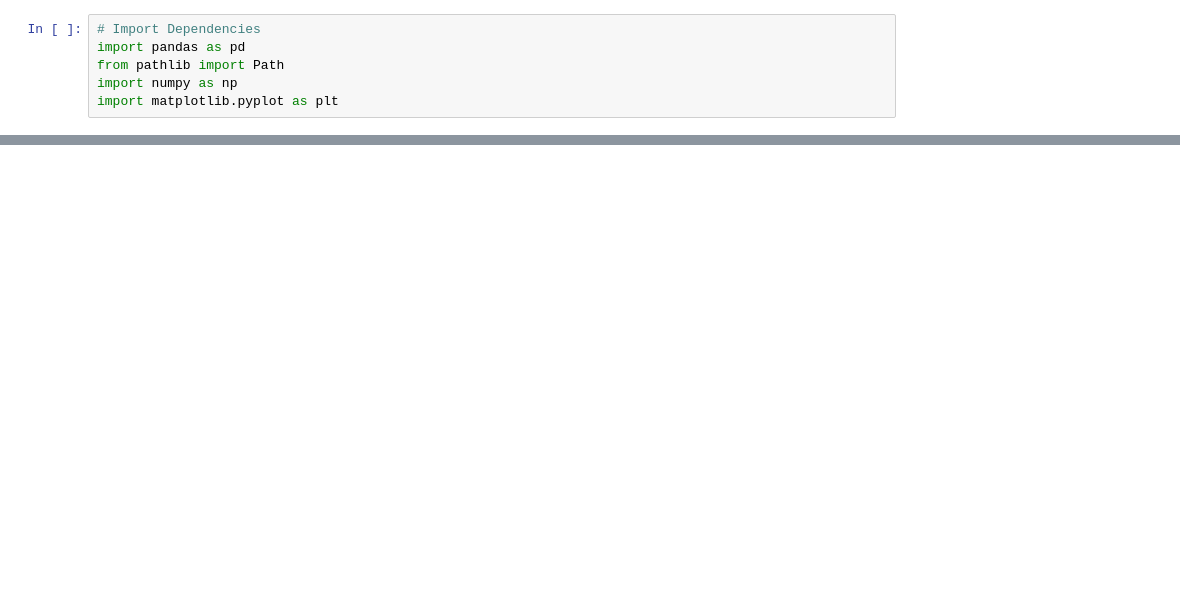
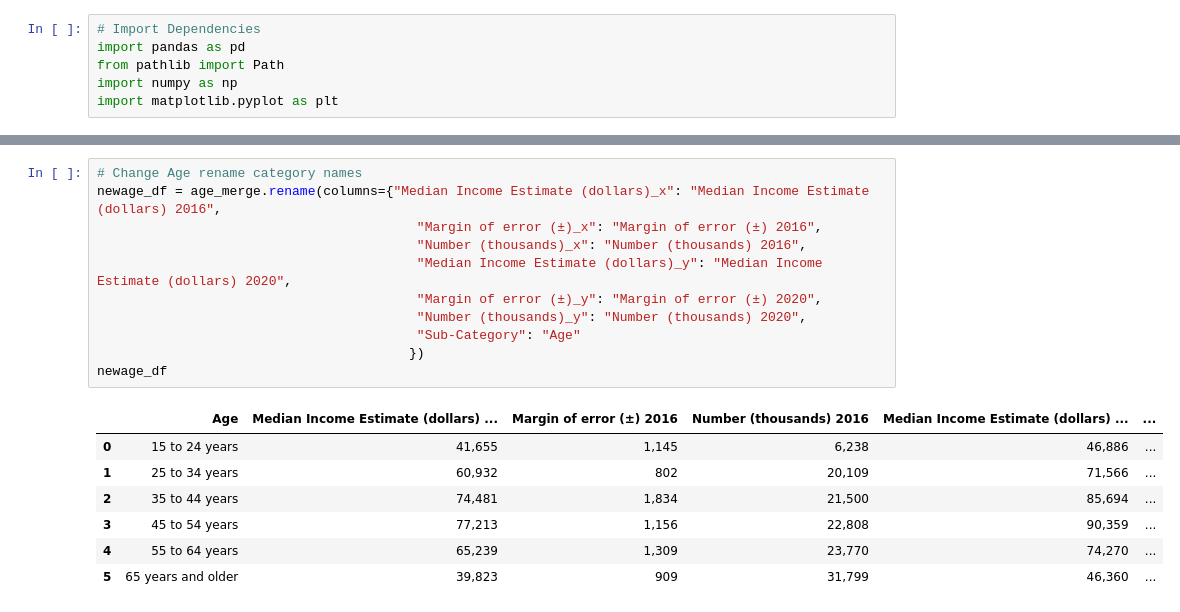
Before and after one commit to Sharkb8t/Project_1, a Jupyter notebook: Project_1.ipynb, the cells around one changed output, grey strips where cells are left out. Saved outputs shown, nothing was run; the diff lists cells and outputs as text; blank space fills up the shorter version.

```diff
--- a/Project_1.ipynb
+++ b/Project_1.ipynb
@@ -64,0 +254,19 @@ age_merge
+# %%
+# Change Age rename category names
+newage_df = age_merge.rename(columns={"Median Income Estimate (dollars)_x": "Median Income Estimate (dollars) 2016",
+                                         "Margin of error (±)_x": "Margin of error (±) 2016",
+                                         "Number (thousands)_x": "Number (thousands) 2016",
+                                         "Median Income Estimate (dollars)_y": "Median Income Estimate (dollars) 2020",
+                                         "Margin of error (±)_y": "Margin of error (±) 2020",
+                                         "Number (thousands)_y": "Number (thousands) 2020",
+                                         "Sub-Category": "Age"
+                                        })
+newage_df
+# %% [output]
+|  | Age | Median Income Estimate (dollars) ... | Margin of error (±) 2016 | Number (thousands) 2016 | Median Income Estimate (dollars) ... | ... |
+| 0 | 15 to 24 years | 41,655 | 1,145 | 6,238 | 46,886 | ... |
+| 1 | 25 to 34 years | 60,932 | 802 | 20,109 | 71,566 | ... |
+| 2 | 35 to 44 years | 74,481 | 1,834 | 21,500 | 85,694 | ... |
+| 3 | 45 to 54 years | 77,213 | 1,156 | 22,808 | 90,359 | ... |
+| 4 | 55 to 64 years | 65,239 | 1,309 | 23,770 | 74,270 | ... |
+| 5 | 65 years and older | 39,823 | 909 | 31,799 | 46,360 | ... |
```
Also changed, not shown: parts of 24 cells of this notebook.
